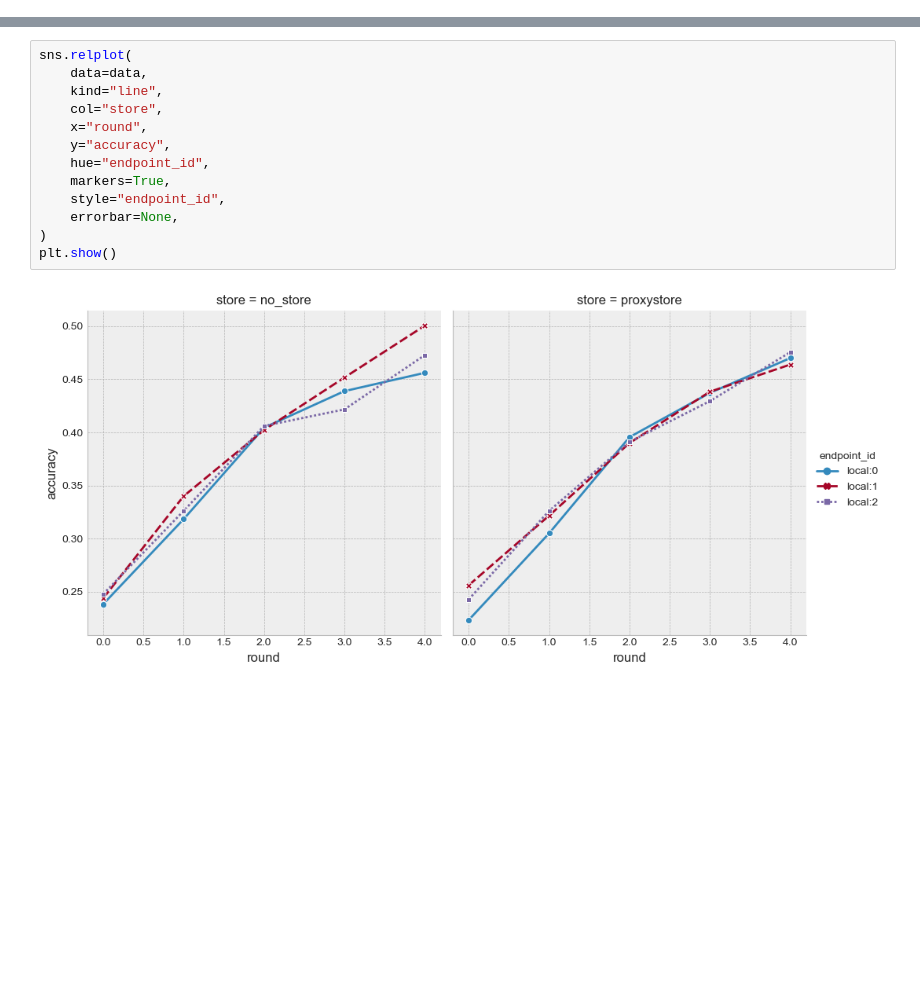
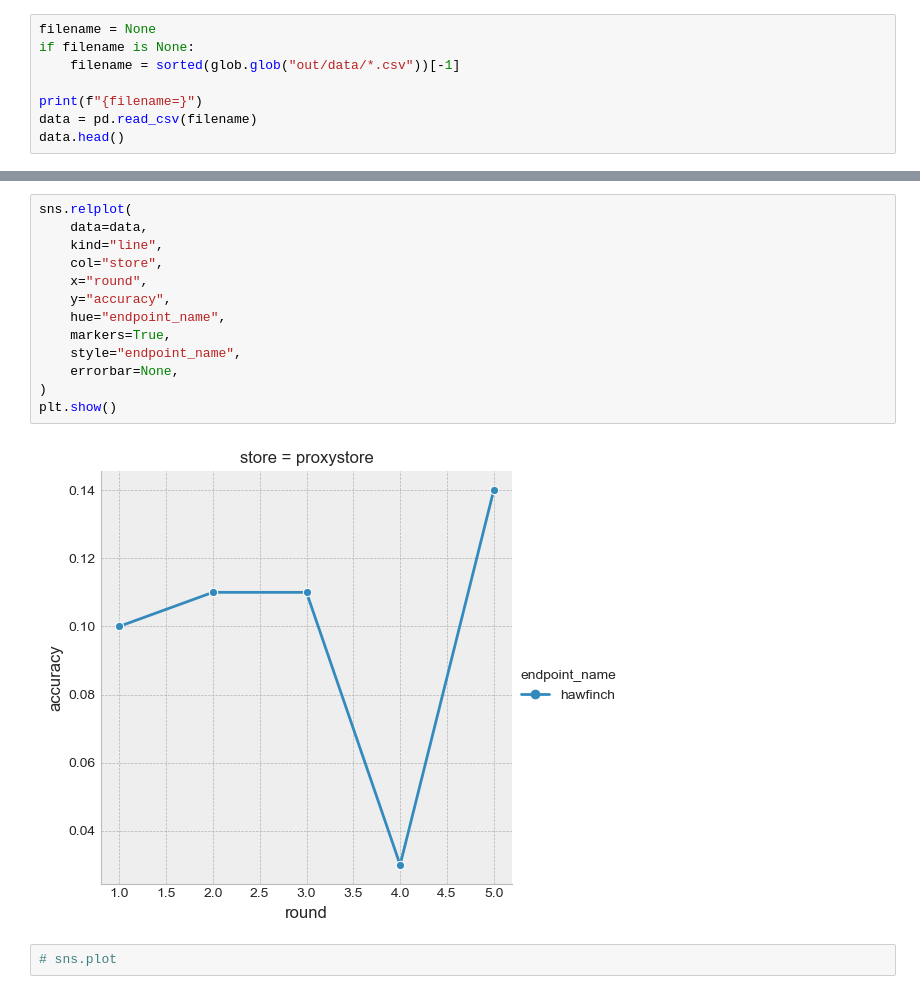
Before and after one commit to proxystore/federated-learning, a Jupyter notebook: Results.ipynb, the cells around one changed output, grey strips where cells are left out. Cells and saved outputs as stored; diff of their text form; blank space fills up the shorter version.

```diff
--- a/Results.ipynb
+++ b/Results.ipynb
@@ -18,0 +13,8 @@ data.head()
+# %%
+filename = None
+if filename is None:
+    filename = sorted(glob.glob("out/data/*.csv"))[-1]
+
+print(f"{filename=}")
+data = pd.read_csv(filename)
+data.head()
@@ -50,15 +58,17 @@ Name: transfer_time, dtype: float64
 # %%
 sns.relplot(
     data=data,
     kind="line",
     col="store",
     x="round",
     y="accuracy",
-    hue="endpoint_id",
+    hue="endpoint_name",
     markers=True,
-    style="endpoint_id",
+    style="endpoint_name",
     errorbar=None,
 )
 plt.show()
 # %% [output]
-[figure, old version]
+[figure, new version]
+# %%
+# sns.plot
```
Also changed, not shown: parts of 8 cells of this notebook, 6 other files.
